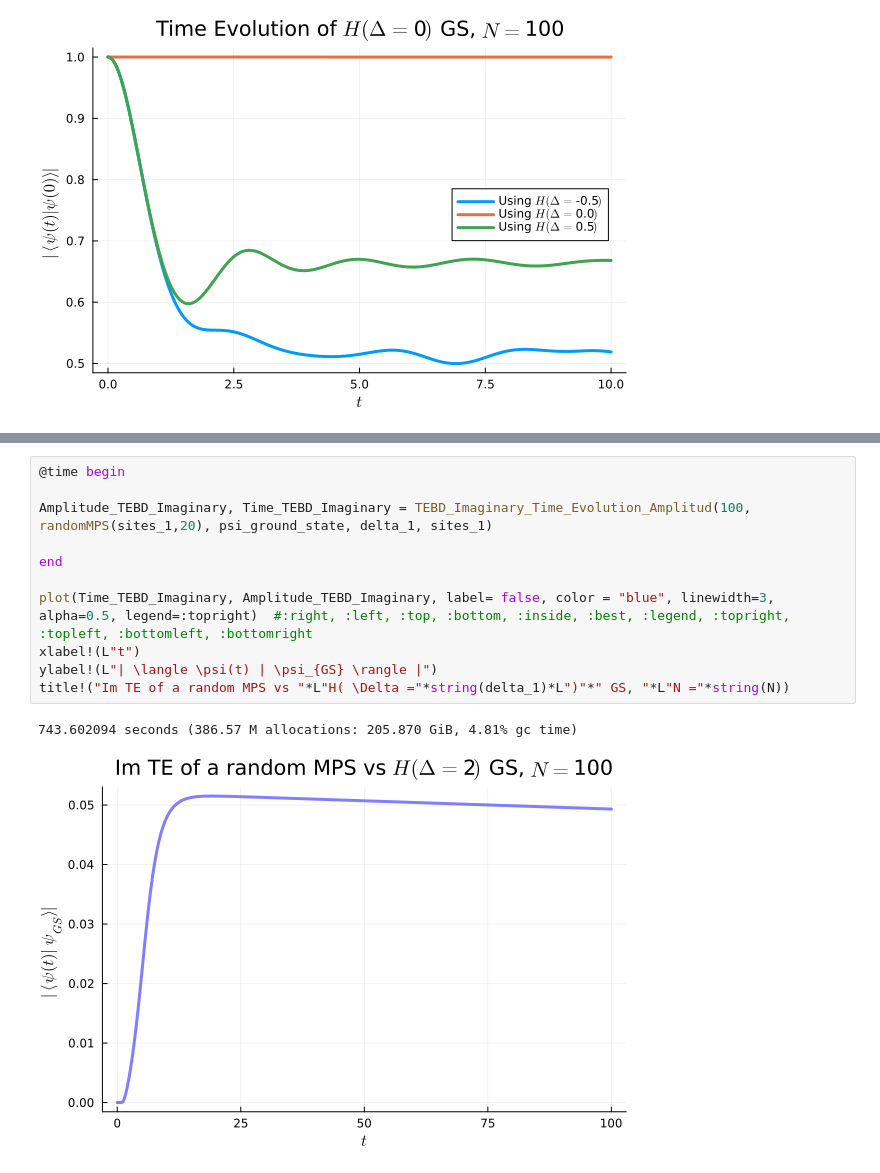
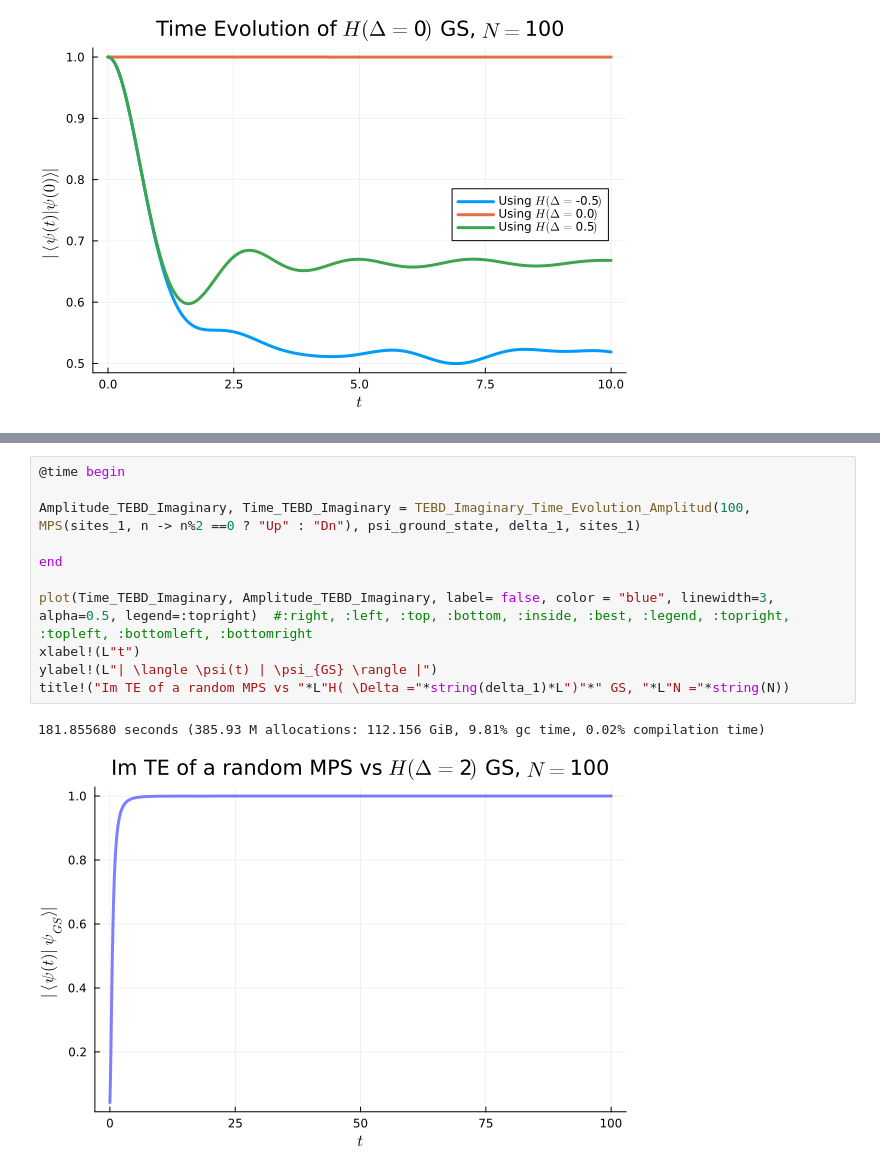
Before and after one commit to Joacop16/Tensor_Networks_with_Julia, a Jupyter notebook: DMRG and ED.ipynb, the cells around one changed output, grey strips where cells are left out. Saved outputs shown, nothing was run; the diff lists cells and outputs as text.

```diff
--- a/DMRG and ED.ipynb
+++ b/DMRG and ED.ipynb
@@ -998,14 +981,14 @@ After sweep 5 energy=-61.322844847919804  maxlinkdim=41 maxerr=9.99E-11 time=2.8
 # %%
 @time begin
 
-Amplitude_TEBD_Imaginary, Time_TEBD_Imaginary = TEBD_Imaginary_Time_Evolution_Amplitud(100, randomMPS(sites_1,20), psi_ground_state, delta_1, sites_1)
+Amplitude_TEBD_Imaginary, Time_TEBD_Imaginary = TEBD_Imaginary_Time_Evolution_Amplitud(100, MPS(sites_1, n -> n%2 ==0 ? "Up" : "Dn"), psi_ground_state, delta_1, sites_1)
 
 end
 
 plot(Time_TEBD_Imaginary, Amplitude_TEBD_Imaginary, label= false, color = "blue", linewidth=3, alpha=0.5, legend=:topright)  #:right, :left, :top, :bottom, :inside, :best, :legend, :topright, :topleft, :bottomleft, :bottomright
 xlabel!(L"t")
 ylabel!(L"| \langle \psi(t) | \psi_{GS} \rangle |")
 title!("Im TE of a random MPS vs "*L"H( \Delta ="*string(delta_1)*L")"*" GS, "*L"N ="*string(N))
 # %% [output]
-743.602094 seconds (386.57 M allocations: 205.870 GiB, 4.81% gc time)
+181.855680 seconds (385.93 M allocations: 112.156 GiB, 9.81% gc time, 0.02% compilation time)
-[figure, old version]
+[figure, new version]
```
Also changed, not shown: parts of 13 cells of this notebook, 33 other files.
